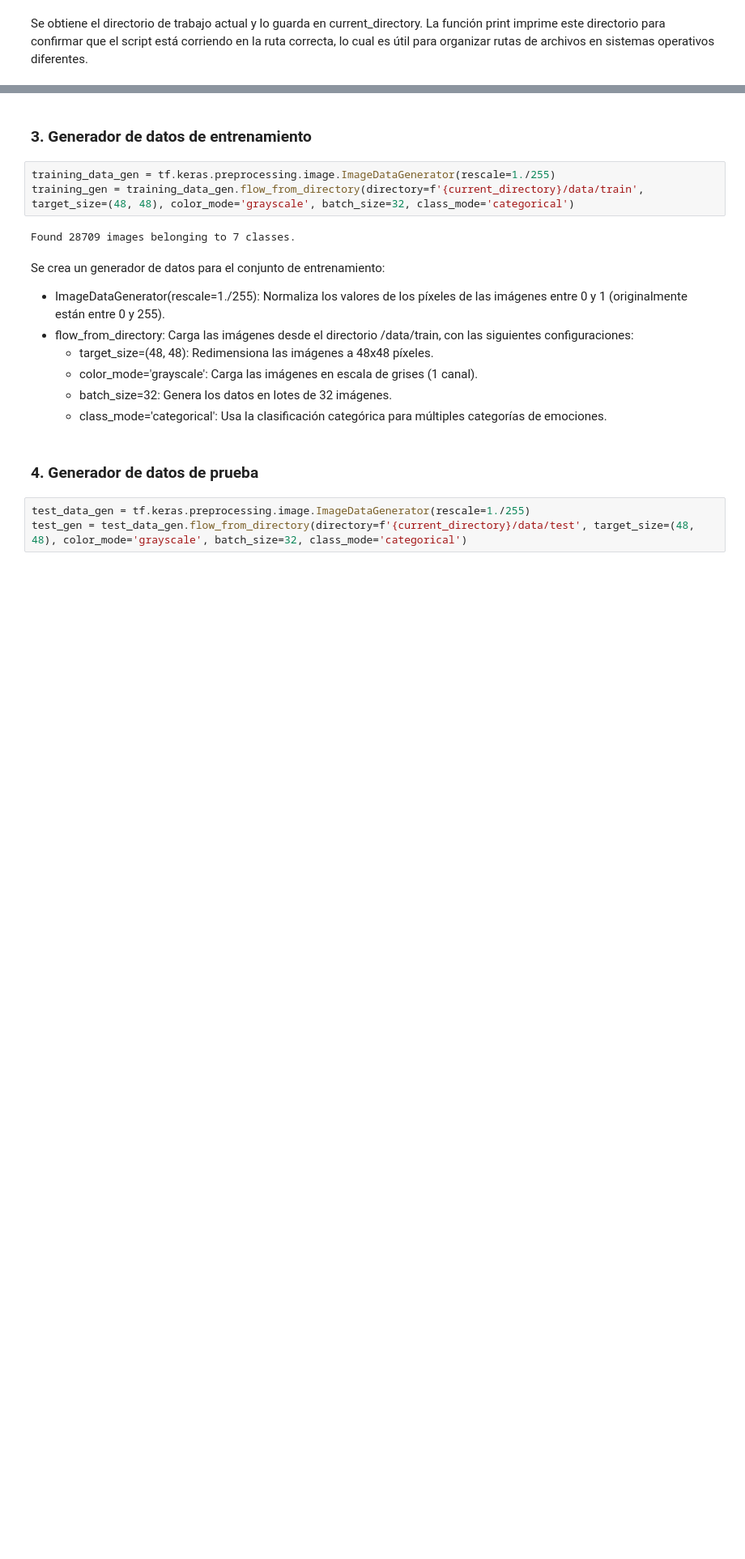
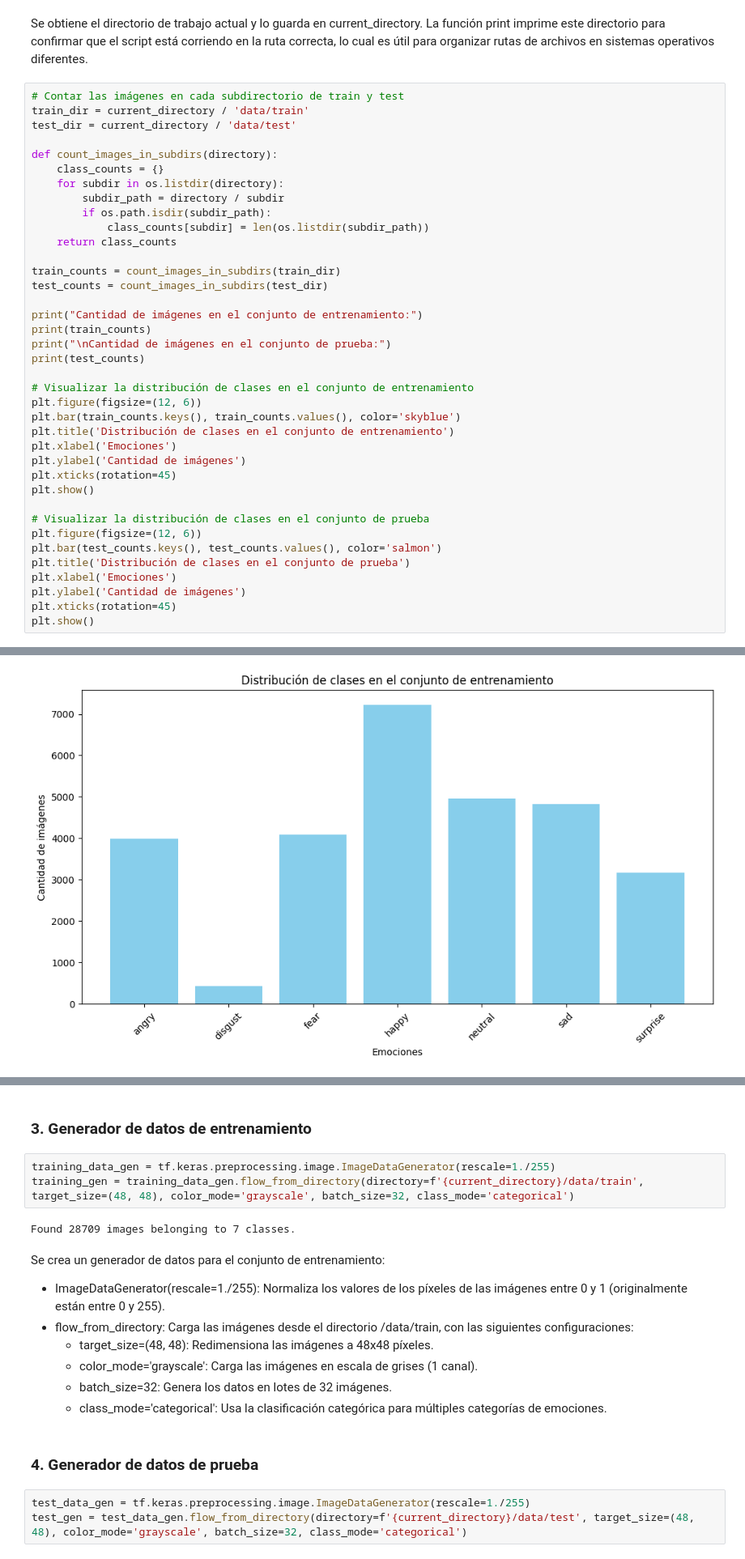
Before and after one commit to KarloRCDev/SW_Inteligente_Tarea_4_Emotion_recognition, a Jupyter notebook: model_generator.ipynb, the cells around one changed output, grey strips where cells are left out. Shown: that part at 81% size. Drawn from its saved outputs; the diff is of its cells as text; blank space fills up the shorter version.

```diff
--- a/model_generator.ipynb
+++ b/model_generator.ipynb
@@ -22,2 +23,41 @@ c:\Users\karlo\Desktop\Emotion_recognition\SW_Inteligente_Tarea_4
 # %% [markdown]
 Se obtiene el directorio de trabajo actual y lo guarda en current_directory. La función print imprime este directorio para confirmar que el script está corriendo en la ruta correcta, lo cual es útil para organizar rutas de archivos en sistemas operativos diferentes.
+# %%
+# Contar las imágenes en cada subdirectorio de train y test
+train_dir = current_directory / 'data/train'
+test_dir = current_directory / 'data/test'
+
+def count_images_in_subdirs(directory):
+    class_counts = {}
+    for subdir in os.listdir(directory):
+        subdir_path = directory / subdir
+        if os.path.isdir(subdir_path):
+            class_counts[subdir] = len(os.listdir(subdir_path))
+    return class_counts
+
+train_counts = count_images_in_subdirs(train_dir)
+test_counts = count_images_in_subdirs(test_dir)
+
+print("Cantidad de imágenes en el conjunto de entrenamiento:")
+print(train_counts)
+print("\nCantidad de imágenes en el conjunto de prueba:")
+print(test_counts)
+
+# Visualizar la distribución de clases en el conjunto de entrenamiento
+plt.figure(figsize=(12, 6))
+plt.bar(train_counts.keys(), train_counts.values(), color='skyblue')
+plt.title('Distribución de clases en el conjunto de entrenamiento')
+plt.xlabel('Emociones')
+plt.ylabel('Cantidad de imágenes')
+plt.xticks(rotation=45)
+plt.show()
+
+# Visualizar la distribución de clases en el conjunto de prueba
+plt.figure(figsize=(12, 6))
+plt.bar(test_counts.keys(), test_counts.values(), color='salmon')
+plt.title('Distribución de clases en el conjunto de prueba')
+plt.xlabel('Emociones')
+plt.ylabel('Cantidad de imágenes')
+plt.xticks(rotation=45)
+plt.show()
+# %% [output]
@@ -23,0 +69 @@ Se obtiene el directorio de trabajo actual y lo guarda en current_directory. La
+[figure, added]
```
Also changed, not shown: parts of 6 cells of this notebook, 1 other file.
